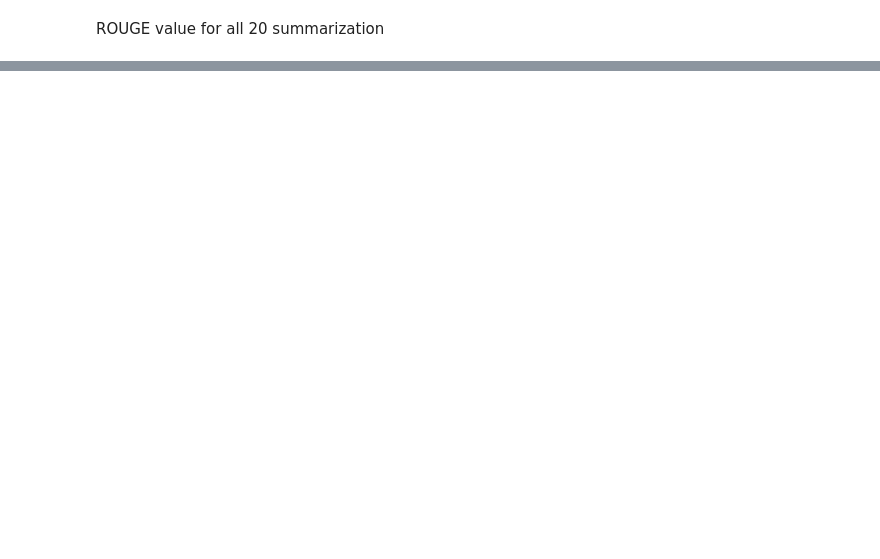
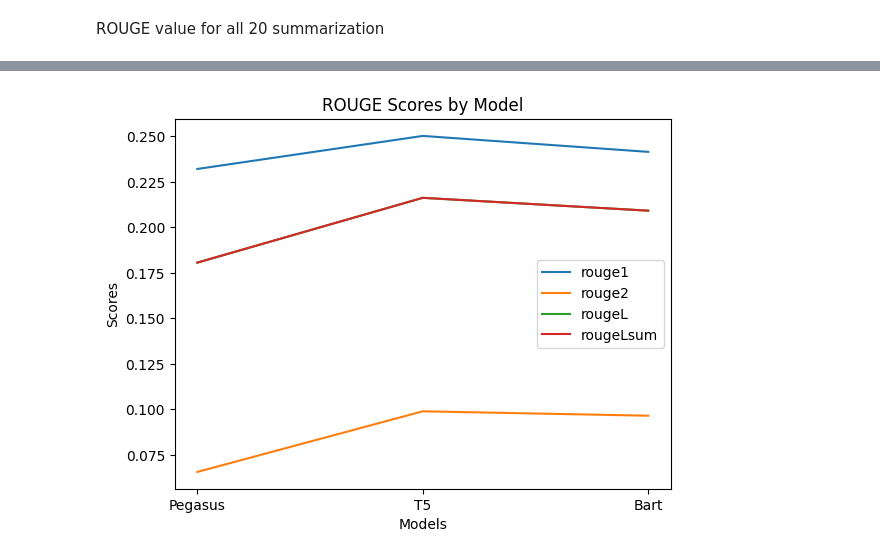
Before and after one commit to Shrishti18/Text-Summarization, a Jupyter notebook: Pegasus,T5,BART.ipynb, the cells around one changed output, grey strips where cells are left out. Saved outputs shown, nothing was run; the diff lists cells and outputs as text; code cells hidden in the pictures; blank space fills up the shorter version.

```diff
--- a/Pegasus,T5,BART.ipynb
+++ b/Pegasus,T5,BART.ipynb
@@ -345,2 +345,27 @@ rouge_scores
 # %%
 # For this Dataset it can be clearly seen that Pegasus is not a perfect match, BARTand T5 has better Rouge value.
+# %%
+import matplotlib.pyplot as plt
+
+models = ['Pegasus', 'T5', 'Bart']
+rouge1 = [0.232123, 0.250286, 0.241525]
+rouge2 = [0.065643, 0.098951, 0.096538]
+rougeL = [0.180665, 0.216269, 0.209207]
+rougeLsum = [0.180665, 0.216269, 0.209207]
+
+# plot the data
+fig, ax = plt.subplots()
+ax.plot(models, rouge1, label='rouge1')
+ax.plot(models, rouge2, label='rouge2')
+ax.plot(models, rougeL, label='rougeL')
+ax.plot(models, rougeLsum, label='rougeLsum')
+
+# add labels and titles
+ax.set_xlabel('Models')
+ax.set_ylabel('Scores')
+ax.set_title('ROUGE Scores by Model')
+ax.legend()
+
+plt.show()
+# %% [output]
+[figure, added]
```
Also changed, not shown: parts of 24 cells of this notebook.
